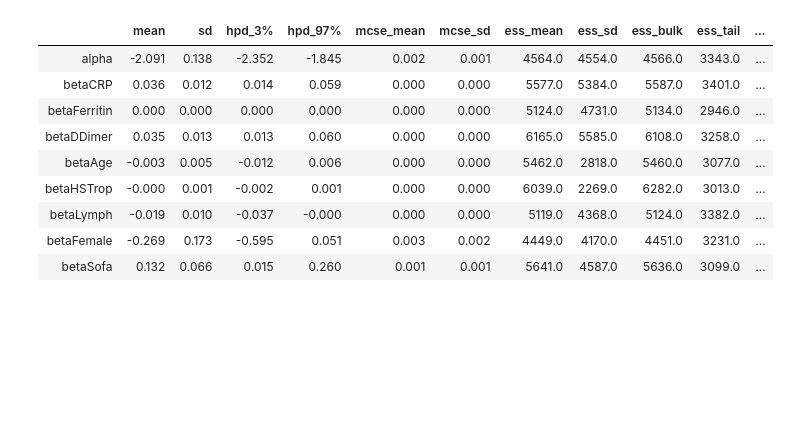
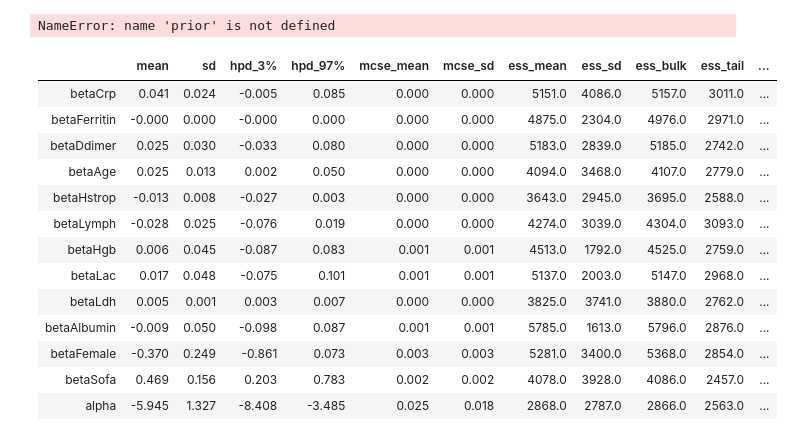
Before and after one commit to jburke5/edCovidRiskPrediction, a Jupyter notebook: buildModelFromUMDataNotebook.ipynb, the cells around one changed output. Cells and saved outputs as stored; diff of their text form; code cells hidden in the pictures; blank space fills up the shorter version.

```diff
--- a/buildModelFromUMDataNotebook.ipynb
+++ b/buildModelFromUMDataNotebook.ipynb
@@ -13,6 +13,7 @@ rawData.loc[(rawData.ED_LAB_COVID19=="Positive") | (rawData.ED_LAB_COVID19=="Pre
 rawData.loc[(rawData.ED_LAB_COVID19=="Not Detected"), 'ED_LAB_COVID19'] ="Not detected"
 rawData = rawData.loc[(rawData.ED_LAB_COVID19 == 'Detected') | (rawData.ED_LAB_COVID19 == 'Not detected')]
 rawData['covid'] = rawData.ED_LAB_COVID19=="Detected"
+rawData = rawData.loc[rawData.covid]
 # %%
 # clean outcomes
 rawData.loc[(rawData.ED_PM_EXPIRED_IN_ED_YN=="Y"), 'ED_ADMIT_TO_ICU_YN'] = 1
@@ -120,7 +112,9 @@ cleanedData.rename(columns={'AGE_AT_VISIT_YRS' : 'age', 'TRIAGE_SBP' : 'sbp', 'T
                             'ED_LAB_DDIMER' : 'dDimer', 'ED_LAB_FERRITIN' : 'ferritin',
                             'ED_LAB_CBC_PLT' : 'platelets', 'ED_LAB_CMP_CR' : 'creatinine',
                             'ED_LAB_CMP_TBILI' : 'tbili', 'ED_LAB_HSTROP0' : 'hsTrop',
-                            'ED_LAB_IL6' : 'il6', 'ED_LAB_CBC_LYM' : 'lymph'}, inplace=True)
+                            'ED_LAB_IL6' : 'il6', 'ED_LAB_CBC_LYM' : 'lymph',
+                            'ED_LAB_CBC_HGB': 'hgb', 'ED_LAB_VBG_LAC':'lac', 'ED_LAB_LDH':'ldh',
+                            'ED_LAB_CMP_ALB': 'albumin'}, inplace=True)
 # %%
 cleanedData
 # %% [output]
@@ -166,5 +160,6 @@ cleanedData.loc[cleanedData.map < 70, 'sofa'] = cleanedData.sofa + 1
 cleanedData['creatCat'] = pd.cut(cleanedData.creatinine, [0, 1.19, 1.99, 3.49, 4.99, 100]).values.codes
 cleanedData['sofa'] = cleanedData.sofa + cleanedData.creatCat
 # %%
-modelData = cleanedData[['age', 'female', 'crp','dDimer', 'ferritin', 'hsTrop','icu', 'sofa', 'lymph']]
+modelData = cleanedData[['age', 'female', 'crp','dDimer', 'ferritin', 'hsTrop','icu', 'sofa',
+                         'lymph', 'hgb', 'lac', 'ldh', 'albumin']]
 # %%
@@ -223,0 +181,32 @@ NUTS: [betaFemale, betaLymph, betaSofa, betaAge, betaHSTrop, betaDDimer, betaFer
+# %%
+def getBetaNameForLab(lab):
+    return 'beta' + lab.capitalize()
+
+labs = ['crp', 'dDimer', 'ferritin', 'hsTrop', 'hgb', 'lac', 'ldh', 'albumin']
+
+with pm.Model() as logitICUWIthPriors:
+    alpha = pm.Normal('alpha', mu=0, sd=10)
+    betaAge = pm.Normal('betaAge', mu=0.095, sd=0.05)
+    betaSofa = pm.Normal('betaSofa', mu=1.73, sd=0.5)
+    betaLymph = pm.Normal('betaLymph', mu=-1.66, sd=0.9)
+    betaFemale = pm.Normal('betaFemale', mu=-0.49, sd=0.3)
+
+
+
+    # dynamically setting the lab data and prior sothat we can do programatic ppcs on them
+    for lab in labs:
+        name = getBetaNameForLab(lab)
+        setattr(logitICUWIthPriors, name, pm.Normal(name, mu=0, sd=0.05))
+        setattr(logitICUWIthPriors, lab, pm.Data(lab, modelData[lab]))
+
+
+    # mu is the sum of hte cmponents with specified priors + those with pessimistic pirors that we defined
+    mu = alpha + betaAge * modelData.age + betaSofa * modelData.sofa + betaLymph * modelData.lymph + betaFemale * modelData.female
+    for lab  in labs:
+        mu += getattr(logitICUWIthPriors, getBetaNameForLab(lab)) * getattr(logitICUWIthPriors, lab)
+
+    θ = pm.Deterministic('θ', pm.math.sigmoid(mu))
+
+    y_1 = pm.Bernoulli('y_1', p=θ, observed=modelData.icu)
+
+    trace_ICU = pm.sample(1000, tune=2000, cores=4)
@@ -224,14 +276,31 @@ NUTS: [betaFemale, betaLymph, betaSofa, betaAge, betaHSTrop, betaDDimer, betaFer
+# %%
+data = az.from_pymc3(
+    trace=trace_ICU,
+    prior=prior,
+    posterior_predictive=posterior_predictive,
+    model=centered_eight,
+    coords={'school': schools},
+    dims={'theta': ['school'], 'obs': ['school']}
+)
+data
+# %% [output]
+NameError: name 'prior' is not defined
 # %%
-az.summary(trace_logitICU, var_names=['alpha', 'betaCRP', 'betaFerritin', 'betaDDimer', 'betaAge', 'betaHSTrop',
-                               'betaLymph', 'betaFemale', 'betaSofa'])
+az.summary(trace_ICU, var_names=['betaCrp', 'betaFerritin', 'betaDdimer', 'betaAge', 'betaHstrop',
+                                      'betaLymph', 'betaHgb', 'betaLac', 'betaLdh', 'betaAlbumin',
+                                      'betaFemale', 'betaSofa', 'alpha' ])
 # %% [output]
 |  | mean | sd | hpd_3% | hpd_97% | mcse_mean | mcse_sd | ess_mean | ess_sd | ess_bulk | ess_tail | ... |
-| alpha | -2.091 | 0.138 | -2.352 | -1.845 | 0.002 | 0.001 | 4564.0 | 4554.0 | 4566.0 | 3343.0 | ... |
-| betaCRP | 0.036 | 0.012 | 0.014 | 0.059 | 0.000 | 0.000 | 5577.0 | 5384.0 | 5587.0 | 3401.0 | ... |
-| betaFerritin | 0.000 | 0.000 | 0.000 | 0.000 | 0.000 | 0.000 | 5124.0 | 4731.0 | 5134.0 | 2946.0 | ... |
-| betaDDimer | 0.035 | 0.013 | 0.013 | 0.060 | 0.000 | 0.000 | 6165.0 | 5585.0 | 6108.0 | 3258.0 | ... |
-| betaAge | -0.003 | 0.005 | -0.012 | 0.006 | 0.000 | 0.000 | 5462.0 | 2818.0 | 5460.0 | 3077.0 | ... |
-| betaHSTrop | -0.000 | 0.001 | -0.002 | 0.001 | 0.000 | 0.000 | 6039.0 | 2269.0 | 6282.0 | 3013.0 | ... |
-| betaLymph | -0.019 | 0.010 | -0.037 | -0.000 | 0.000 | 0.000 | 5119.0 | 4368.0 | 5124.0 | 3382.0 | ... |
-| betaFemale | -0.269 | 0.173 | -0.595 | 0.051 | 0.003 | 0.002 | 4449.0 | 4170.0 | 4451.0 | 3231.0 | ... |
-| betaSofa | 0.132 | 0.066 | 0.015 | 0.260 | 0.001 | 0.001 | 5641.0 | 4587.0 | 5636.0 | 3099.0 | ... |
+| betaCrp | 0.041 | 0.024 | -0.005 | 0.085 | 0.000 | 0.000 | 5151.0 | 4086.0 | 5157.0 | 3011.0 | ... |
+| betaFerritin | -0.000 | 0.000 | -0.000 | 0.000 | 0.000 | 0.000 | 4875.0 | 2304.0 | 4976.0 | 2971.0 | ... |
+| betaDdimer | 0.025 | 0.030 | -0.033 | 0.080 | 0.000 | 0.000 | 5183.0 | 2839.0 | 5185.0 | 2742.0 | ... |
+| betaAge | 0.025 | 0.013 | 0.002 | 0.050 | 0.000 | 0.000 | 4094.0 | 3468.0 | 4107.0 | 2779.0 | ... |
+| betaHstrop | -0.013 | 0.008 | -0.027 | 0.003 | 0.000 | 0.000 | 3643.0 | 2945.0 | 3695.0 | 2588.0 | ... |
+| betaLymph | -0.028 | 0.025 | -0.076 | 0.019 | 0.000 | 0.000 | 4274.0 | 3039.0 | 4304.0 | 3093.0 | ... |
+| betaHgb | 0.006 | 0.045 | -0.087 | 0.083 | 0.001 | 0.001 | 4513.0 | 1792.0 | 4525.0 | 2759.0 | ... |
+| betaLac | 0.017 | 0.048 | -0.075 | 0.101 | 0.001 | 0.001 | 5137.0 | 2003.0 | 5147.0 | 2968.0 | ... |
+| betaLdh | 0.005 | 0.001 | 0.003 | 0.007 | 0.000 | 0.000 | 3825.0 | 3741.0 | 3880.0 | 2762.0 | ... |
+| betaAlbumin | -0.009 | 0.050 | -0.098 | 0.087 | 0.001 | 0.001 | 5785.0 | 1613.0 | 5796.0 | 2876.0 | ... |
+| betaFemale | -0.370 | 0.249 | -0.861 | 0.073 | 0.003 | 0.003 | 5281.0 | 3400.0 | 5368.0 | 2854.0 | ... |
+| betaSofa | 0.469 | 0.156 | 0.203 | 0.783 | 0.002 | 0.002 | 4078.0 | 3928.0 | 4086.0 | 2457.0 | ... |
+| alpha | -5.945 | 1.327 | -8.408 | -3.485 | 0.025 | 0.018 | 2868.0 | 2787.0 | 2866.0 | 2563.0 | ... |
```
Also changed, not shown: parts of 33 cells of this notebook, 8 other files.
